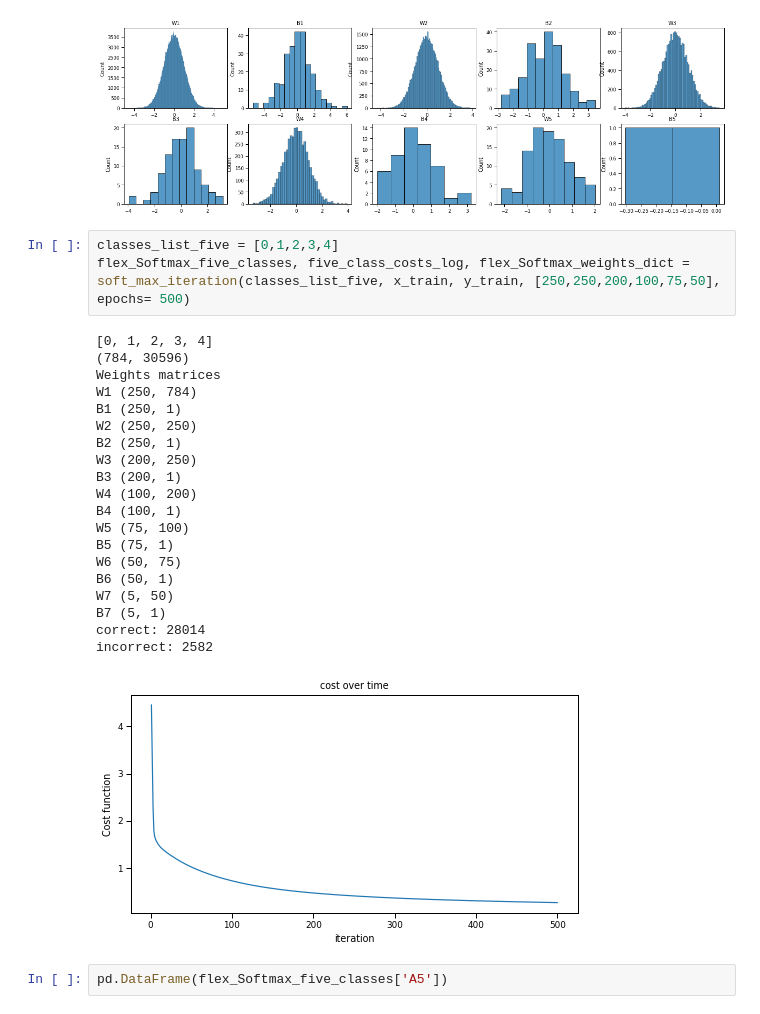
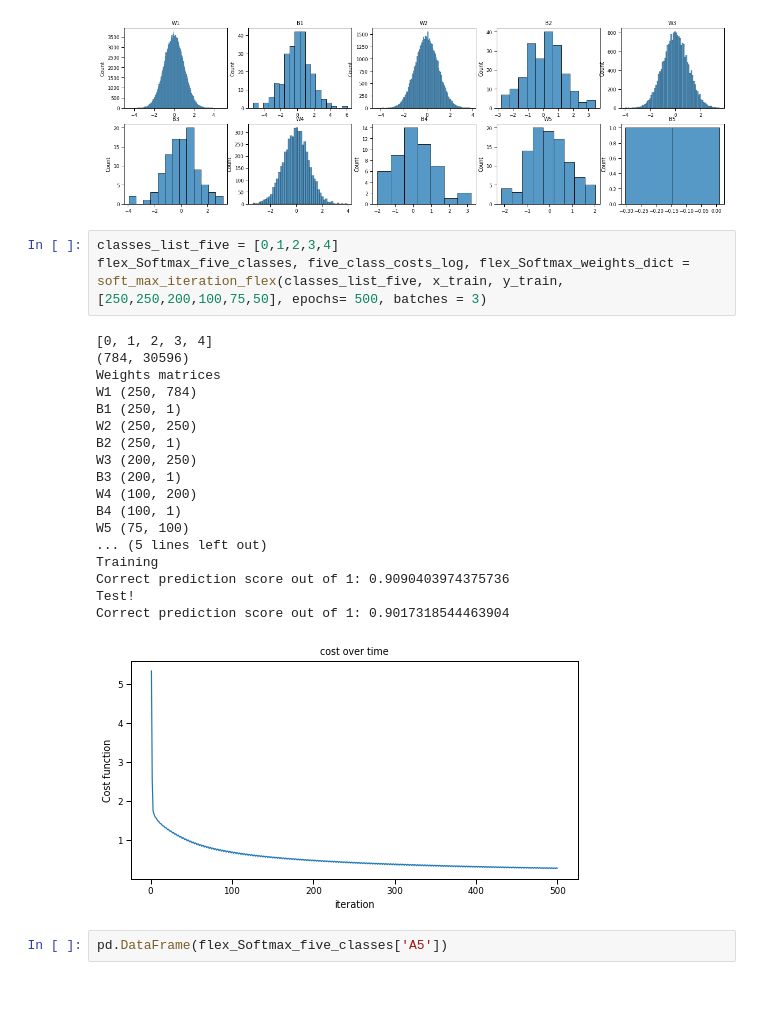
Before and after one commit to jakelourie1502/Neural_network_from_scratch, a Jupyter notebook: mnist_neural_net_from_scratch.ipynb, the cells around one changed output. Saved outputs shown, nothing was run; the diff lists cells and outputs as text.

```diff
--- a/mnist_neural_net_from_scratch.ipynb
+++ b/mnist_neural_net_from_scratch.ipynb
@@ -894,28 +894,26 @@ plot_weights(flex_Softmax_weights_dict_two)
 [figure]
 # %%
 classes_list_five = [0,1,2,3,4]
-flex_Softmax_five_classes, five_class_costs_log, flex_Softmax_weights_dict = soft_max_iteration(classes_list_five, x_train, y_train, [250,250,200,100,75,50], epochs= 500)
+flex_Softmax_five_classes, five_class_costs_log, flex_Softmax_weights_dict = soft_max_iteration_flex(classes_list_five, x_train, y_train, [250,250,200,100,75,50], epochs= 500, batches = 3)
 # %% [output]
 [0, 1, 2, 3, 4]
 (784, 30596)
 Weights matrices
 W1 (250, 784)
 B1 (250, 1)
 W2 (250, 250)
 B2 (250, 1)
 W3 (200, 250)
 B3 (200, 1)
 W4 (100, 200)
 B4 (100, 1)
 W5 (75, 100)
-B5 (75, 1)
-W6 (50, 75)
-B6 (50, 1)
-W7 (5, 50)
-B7 (5, 1)
-correct: 28014
-incorrect: 2582
+... (5 lines left out)
+Training
+Correct prediction score out of 1: 0.9090403974375736
+Test!
+Correct prediction score out of 1: 0.9017318544463904
-[figure, old version]
+[figure, new version]
 # %%
 pd.DataFrame(flex_Softmax_five_classes['A5'])
 # %% [output]
```
Also changed, not shown: parts of 1 cell of this notebook.
